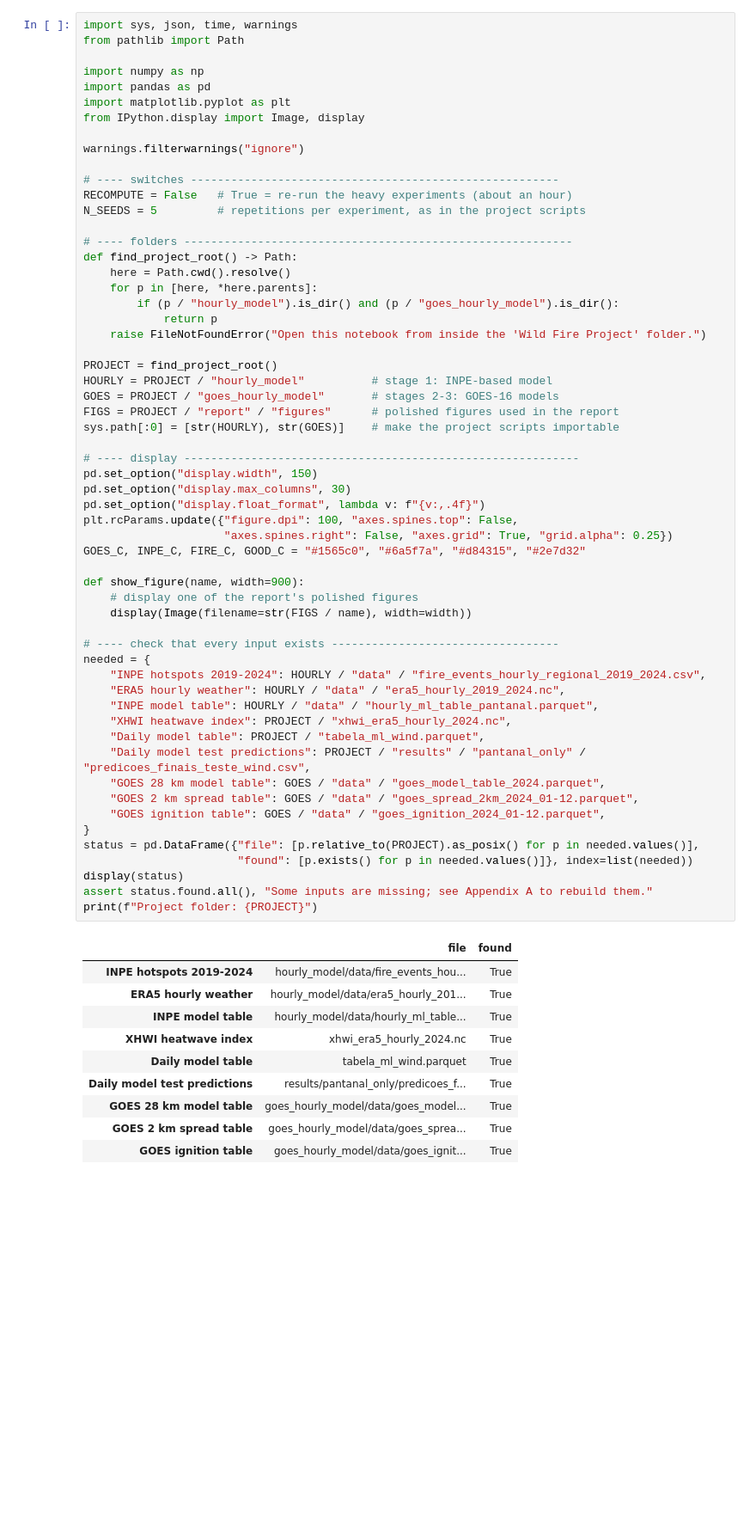
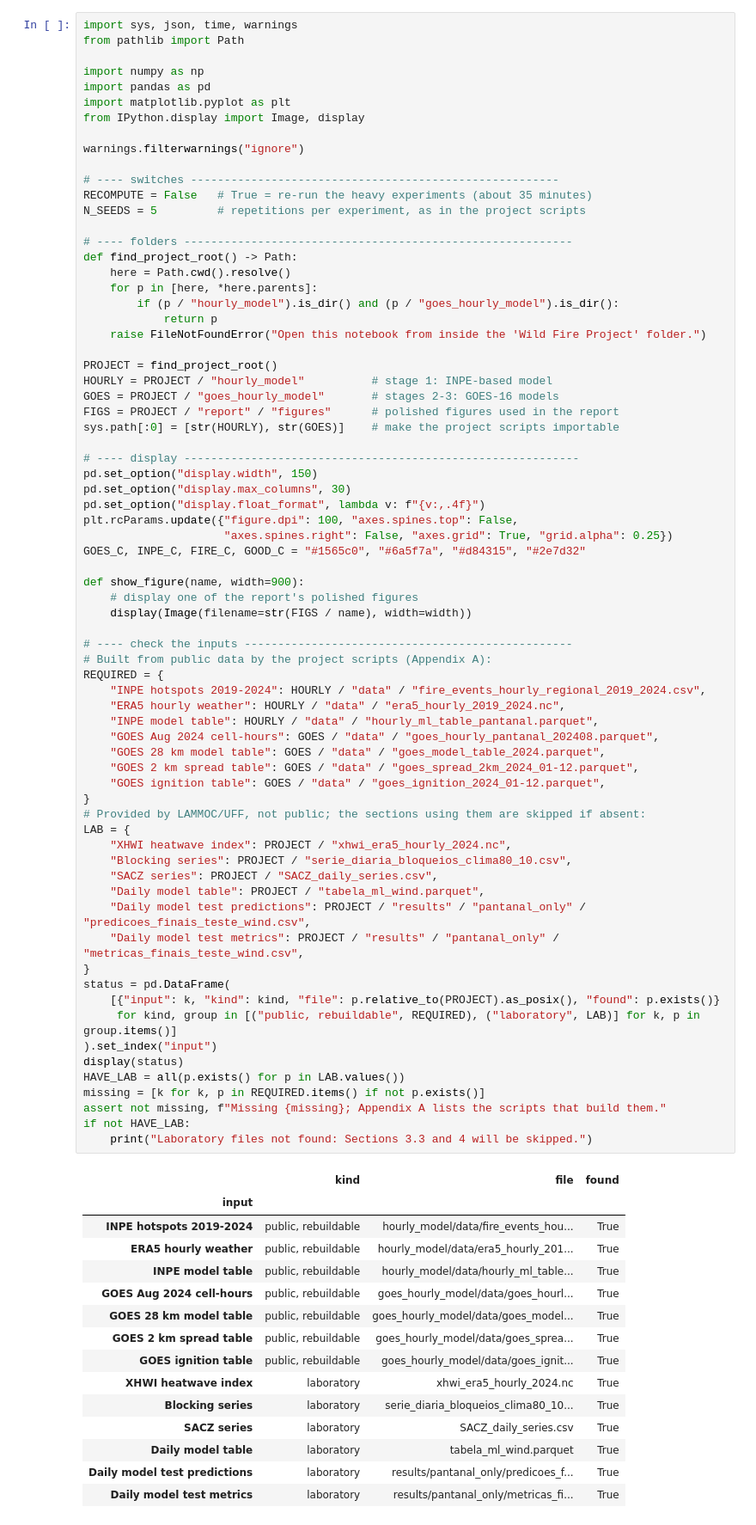
Before and after one commit to abdelwahabLAKSIRI/pantanal-wildfire-prediction, a Jupyter notebook: pantanal_fire_project_walkthrough.ipynb, the cells around one changed output. Shown at 86% size. Drawn from its saved outputs; the diff is of its cells as text; blank space fills up the shorter version.

```diff
--- a/pantanal_fire_project_walkthrough.ipynb
+++ b/pantanal_fire_project_walkthrough.ipynb
@@ -54,7 +56,7 @@ from IPython.display import Image, display
 warnings.filterwarnings("ignore")
 
 # ---- switches -------------------------------------------------------
-RECOMPUTE = False   # True = re-run the heavy experiments (about an hour)
+RECOMPUTE = False   # True = re-run the heavy experiments (about 35 minutes)
 N_SEEDS = 5         # repetitions per experiment, as in the project scripts
 
 # ---- folders ----------------------------------------------------------
@@ -65,49 +67,67 @@ def find_project_root() -> Path:
             return p
     raise FileNotFoundError("Open this notebook from inside the 'Wild Fire Project' folder.")
 
 PROJECT = find_project_root()
 HOURLY = PROJECT / "hourly_model"          # stage 1: INPE-based model
 GOES = PROJECT / "goes_hourly_model"       # stages 2-3: GOES-16 models
 FIGS = PROJECT / "report" / "figures"      # polished figures used in the report
 sys.path[:0] = [str(HOURLY), str(GOES)]    # make the project scripts importable
 
 # ---- display -----------------------------------------------------------
 pd.set_option("display.width", 150)
 pd.set_option("display.max_columns", 30)
 pd.set_option("display.float_format", lambda v: f"{v:,.4f}")
 plt.rcParams.update({"figure.dpi": 100, "axes.spines.top": False,
                      "axes.spines.right": False, "axes.grid": True, "grid.alpha": 0.25})
 GOES_C, INPE_C, FIRE_C, GOOD_C = "#1565c0", "#6a5f7a", "#d84315", "#2e7d32"
 
 def show_figure(name, width=900):
     # display one of the report's polished figures
     display(Image(filename=str(FIGS / name), width=width))
 
-# ---- check that every input exists ----------------------------------
-needed = {
+# ---- check the inputs -------------------------------------------------
+# Built from public data by the project scripts (Appendix A):
+REQUIRED = {
     "INPE hotspots 2019-2024": HOURLY / "data" / "fire_events_hourly_regional_2019_2024.csv",
     "ERA5 hourly weather": HOURLY / "data" / "era5_hourly_2019_2024.nc",
     "INPE model table": HOURLY / "data" / "hourly_ml_table_pantanal.parquet",
-    "XHWI heatwave index": PROJECT / "xhwi_era5_hourly_2024.nc",
-    "Daily model table": PROJECT / "tabela_ml_wind.parquet",
-    "Daily model test predictions": PROJECT / "results" / "pantanal_only" / "predicoes_finais_teste_wind.csv",
+    "GOES Aug 2024 cell-hours": GOES / "data" / "goes_hourly_pantanal_202408.parquet",
     "GOES 28 km model table": GOES / "data" / "goes_model_table_2024.parquet",
     "GOES 2 km spread table": GOES / "data" / "goes_spread_2km_2024_01-12.parquet",
     "GOES ignition table": GOES / "data" / "goes_ignition_2024_01-12.parquet",
 }
-status = pd.DataFrame({"file": [p.relative_to(PROJECT).as_posix() for p in needed.values()],
-                       "found": [p.exists() for p in needed.values()]}, index=list(needed))
+# Provided by LAMMOC/UFF, not public; the sections using them are skipped if absent:
+LAB = {
+    "XHWI heatwave index": PROJECT / "xhwi_era5_hourly_2024.nc",
+    "Blocking series": PROJECT / "serie_diaria_bloqueios_clima80_10.csv",
+    "SACZ series": PROJECT / "SACZ_daily_series.csv",
+    "Daily model table": PROJECT / "tabela_ml_wind.parquet",
+    "Daily model test predictions": PROJECT / "results" / "pantanal_only" / "predicoes_finais_teste_wind.csv",
+    "Daily model test metrics": PROJECT / "results" / "pantanal_only" / "metricas_finais_teste_wind.csv",
+}
+status = pd.DataFrame(
+    [{"input": k, "kind": kind, "file": p.relative_to(PROJECT).as_posix(), "found": p.exists()}
+     for kind, group in [("public, rebuildable", REQUIRED), ("laboratory", LAB)] for k, p in group.items()]
+).set_index("input")
 display(status)
-assert status.found.all(), "Some inputs are missing; see Appendix A to rebuild them."
-print(f"Project folder: {PROJECT}")
+HAVE_LAB = all(p.exists() for p in LAB.values())
+missing = [k for k, p in REQUIRED.items() if not p.exists()]
+assert not missing, f"Missing {missing}; Appendix A lists the scripts that build them."
+if not HAVE_LAB:
+    print("Laboratory files not found: Sections 3.3 and 4 will be skipped.")
 # %% [output]
-|  | file | found |
-| INPE hotspots 2019-2024 | hourly_model/data/fire_events_hou... | True |
-| ERA5 hourly weather | hourly_model/data/era5_hourly_201... | True |
-| INPE model table | hourly_model/data/hourly_ml_table... | True |
-| XHWI heatwave index | xhwi_era5_hourly_2024.nc | True |
-| Daily model table | tabela_ml_wind.parquet | True |
-| Daily model test predictions | results/pantanal_only/predicoes_f... | True |
-| GOES 28 km model table | goes_hourly_model/data/goes_model... | True |
-| GOES 2 km spread table | goes_hourly_model/data/goes_sprea... | True |
-| GOES ignition table | goes_hourly_model/data/goes_ignit... | True |
+|  | kind | file | found |
+| input |  |  |  |
+| INPE hotspots 2019-2024 | public, rebuildable | hourly_model/data/fire_events_hou... | True |
+| ERA5 hourly weather | public, rebuildable | hourly_model/data/era5_hourly_201... | True |
+| INPE model table | public, rebuildable | hourly_model/data/hourly_ml_table... | True |
+| GOES Aug 2024 cell-hours | public, rebuildable | goes_hourly_model/data/goes_hourl... | True |
+| GOES 28 km model table | public, rebuildable | goes_hourly_model/data/goes_model... | True |
+| GOES 2 km spread table | public, rebuildable | goes_hourly_model/data/goes_sprea... | True |
+| GOES ignition table | public, rebuildable | goes_hourly_model/data/goes_ignit... | True |
+| XHWI heatwave index | laboratory | xhwi_era5_hourly_2024.nc | True |
+| Blocking series | laboratory | serie_diaria_bloqueios_clima80_10... | True |
+| SACZ series | laboratory | SACZ_daily_series.csv | True |
+| Daily model table | laboratory | tabela_ml_wind.parquet | True |
+| Daily model test predictions | laboratory | results/pantanal_only/predicoes_f... | True |
+| Daily model test metrics | laboratory | results/pantanal_only/metricas_fi... | True |
```
Also changed, not shown: parts of 15 cells of this notebook, 12 other files.
